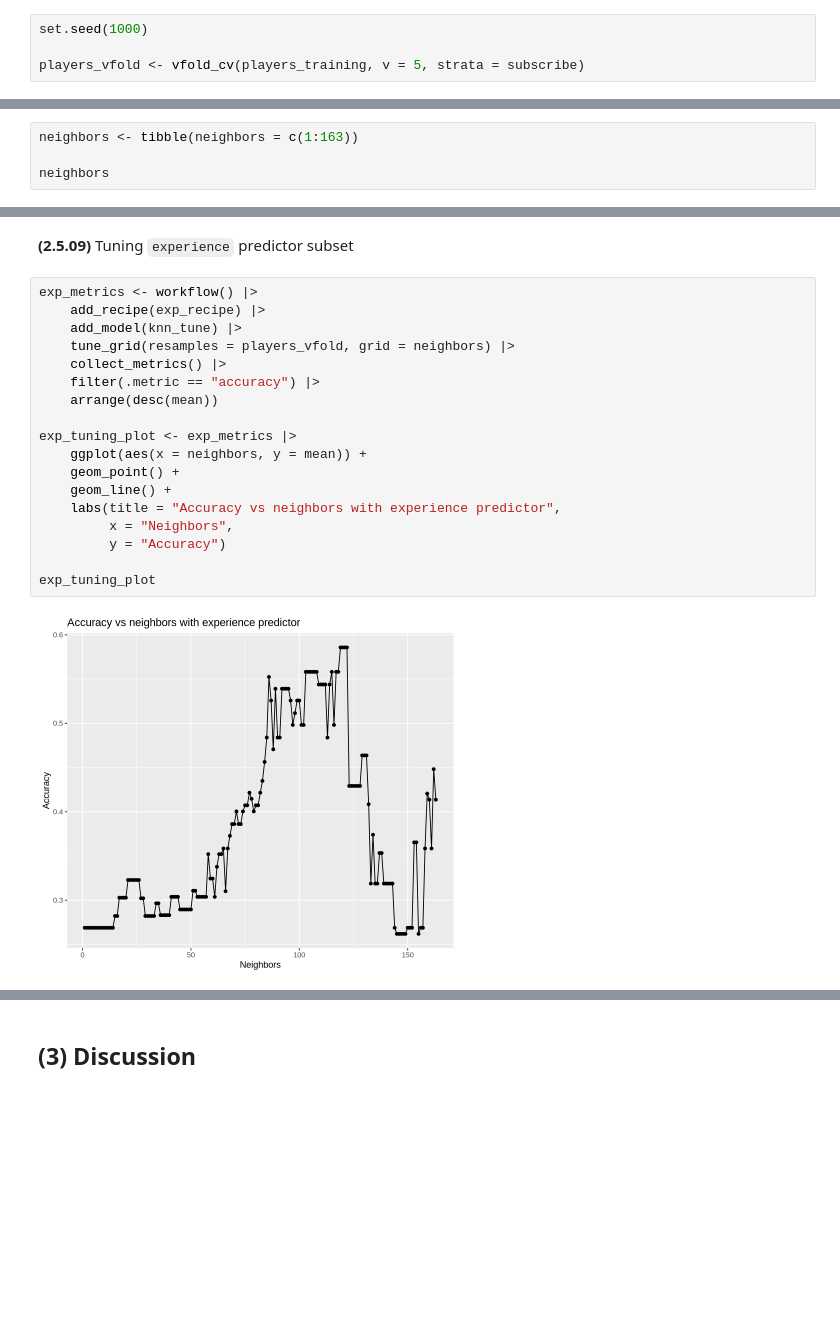
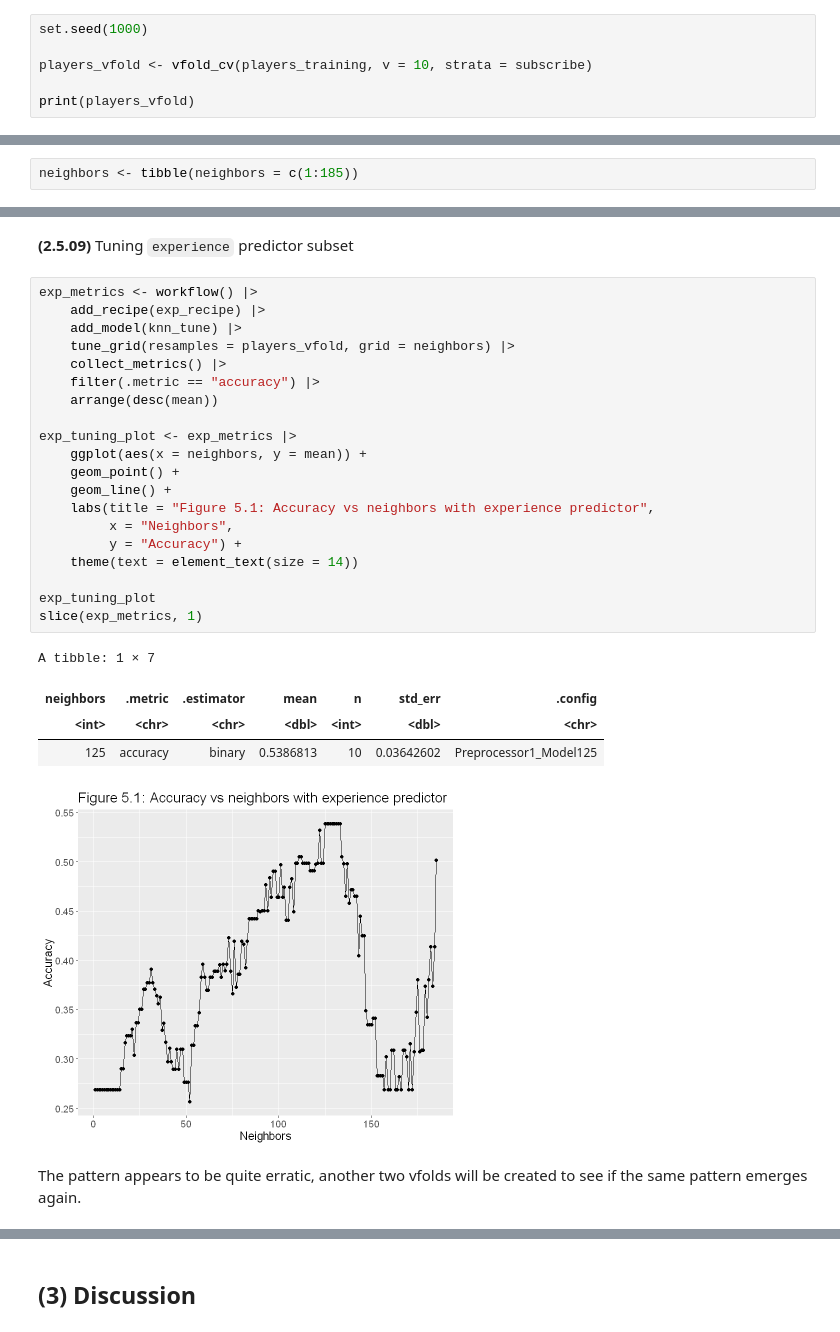
Before and after one commit to mke-l/dsci100-project, a Jupyter notebook: project_group1.ipynb, the cells around one changed output, grey strips where cells are left out. Drawn from its saved outputs; the diff is of its cells as text; blank space fills up the shorter version.

```diff
--- a/project_group1.ipynb
+++ b/project_group1.ipynb
@@ -360,4 +376,6 @@ Computational engine: kknn
 # %%
 set.seed(1000)
 
-players_vfold <- vfold_cv(players_training, v = 5, strata = subscribe)
+players_vfold <- vfold_cv(players_training, v = 10, strata = subscribe)
+
+print(players_vfold)
@@ -366,4 +401,2 @@ players_vfold <- vfold_cv(players_training, v = 5, strata = subscribe)
 # %%
-neighbors <- tibble(neighbors = c(1:163))
-
-neighbors
+neighbors <- tibble(neighbors = c(1:185))
@@ -383,20 +405,28 @@ A tibble: 163 × 1
 # %%
 exp_metrics <- workflow() |>
     add_recipe(exp_recipe) |>
     add_model(knn_tune) |>
     tune_grid(resamples = players_vfold, grid = neighbors) |>
     collect_metrics() |>
     filter(.metric == "accuracy") |>
     arrange(desc(mean))
 
 exp_tuning_plot <- exp_metrics |>
     ggplot(aes(x = neighbors, y = mean)) +
     geom_point() +
     geom_line() +
-    labs(title = "Accuracy vs neighbors with experience predictor",
+    labs(title = "Figure 5.1: Accuracy vs neighbors with experience predictor",
          x = "Neighbors",
-         y = "Accuracy")
+         y = "Accuracy") +
+    theme(text = element_text(size = 14))
 
 exp_tuning_plot
+slice(exp_metrics, 1)
 # %% [output]
+A tibble: 1 × 7
+| neighbors | .metric | .estimator | mean | n | std_err | .config |
+| <int> | <chr> | <chr> | <dbl> | <int> | <dbl> | <chr> |
+| 125 | accuracy | binary | 0.5386813 | 10 | 0.03642602 | Preprocessor1_Model125 |
-[figure, old version]
+[figure, new version]
+# %% [markdown]
+The pattern appears to be quite erratic, another two vfolds will be created to see if the same pattern emerges again.
```
Also changed, not shown: parts of 57 cells of this notebook.
